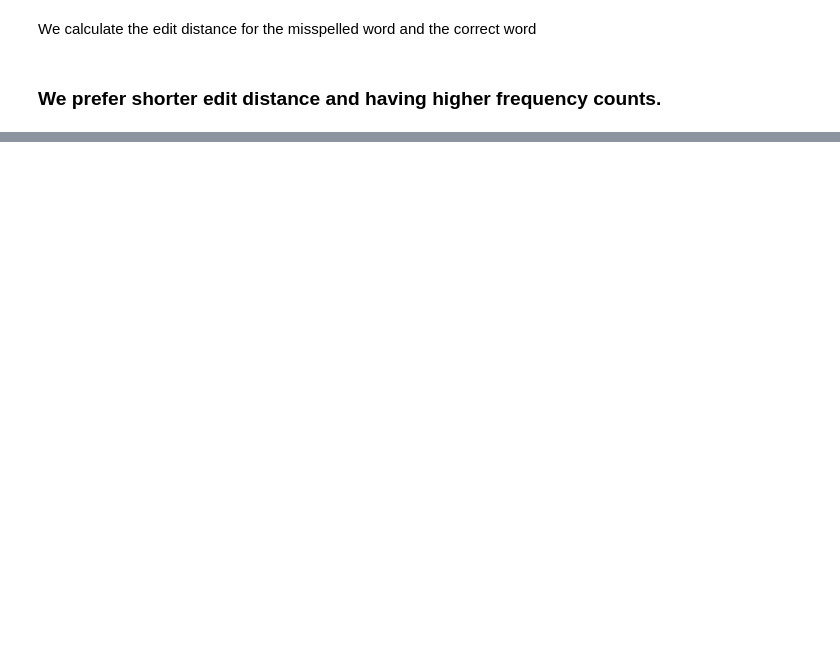
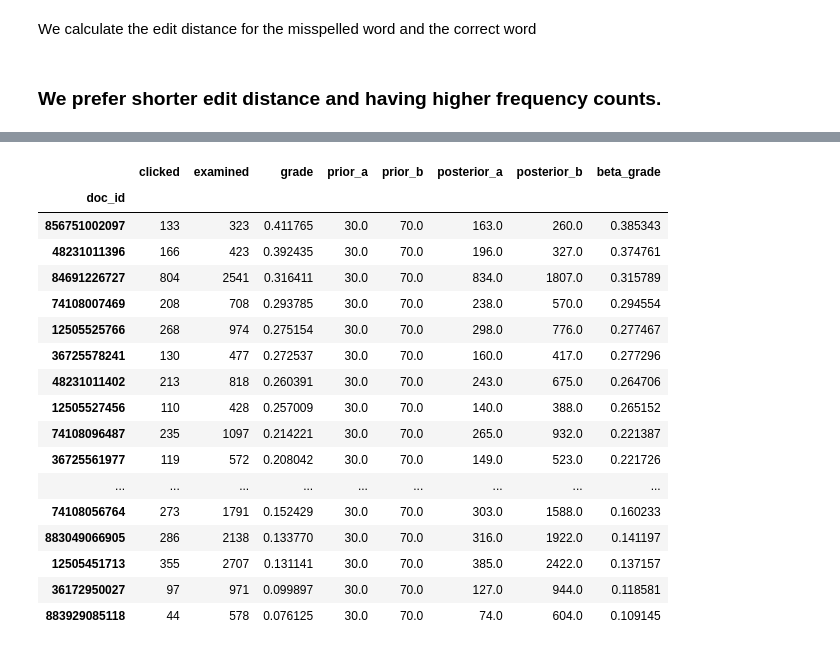
Before and after one commit to ShivaHariSonu/search-project, a Jupyter notebook: search/data-science/notebooks/search-nb/search-preprocessing-nb.ipynb, the cells around one changed output, grey strips where cells are left out. Saved outputs shown, nothing was run; the diff lists cells and outputs as text; code cells hidden in the pictures; blank space fills up the shorter version.

```diff
--- a/search/data-science/notebooks/search-nb/search-preprocessing-nb.ipynb
+++ b/search/data-science/notebooks/search-nb/search-preprocessing-nb.ipynb
@@ -571,0 +685,21 @@ matches_final.sort_values(by=['correction_counts'], ascending=[False])[["misspel
+# %%
+sessions_to_sdbn('dryer')
+# %% [output]
+|  | clicked | examined | grade | prior_a | prior_b | posterior_a | posterior_b | beta_grade |
+| doc_id |  |  |  |  |  |  |  |  |
+| 856751002097 | 133 | 323 | 0.411765 | 30.0 | 70.0 | 163.0 | 260.0 | 0.385343 |
+| 48231011396 | 166 | 423 | 0.392435 | 30.0 | 70.0 | 196.0 | 327.0 | 0.374761 |
+| 84691226727 | 804 | 2541 | 0.316411 | 30.0 | 70.0 | 834.0 | 1807.0 | 0.315789 |
+| 74108007469 | 208 | 708 | 0.293785 | 30.0 | 70.0 | 238.0 | 570.0 | 0.294554 |
+| 12505525766 | 268 | 974 | 0.275154 | 30.0 | 70.0 | 298.0 | 776.0 | 0.277467 |
+| 36725578241 | 130 | 477 | 0.272537 | 30.0 | 70.0 | 160.0 | 417.0 | 0.277296 |
+| 48231011402 | 213 | 818 | 0.260391 | 30.0 | 70.0 | 243.0 | 675.0 | 0.264706 |
+| 12505527456 | 110 | 428 | 0.257009 | 30.0 | 70.0 | 140.0 | 388.0 | 0.265152 |
+| 74108096487 | 235 | 1097 | 0.214221 | 30.0 | 70.0 | 265.0 | 932.0 | 0.221387 |
+| 36725561977 | 119 | 572 | 0.208042 | 30.0 | 70.0 | 149.0 | 523.0 | 0.221726 |
+| ... | ... | ... | ... | ... | ... | ... | ... | ... |
+| 74108056764 | 273 | 1791 | 0.152429 | 30.0 | 70.0 | 303.0 | 1588.0 | 0.160233 |
+| 883049066905 | 286 | 2138 | 0.133770 | 30.0 | 70.0 | 316.0 | 1922.0 | 0.141197 |
+| 12505451713 | 355 | 2707 | 0.131141 | 30.0 | 70.0 | 385.0 | 2422.0 | 0.137157 |
+| 36172950027 | 97 | 971 | 0.099897 | 30.0 | 70.0 | 127.0 | 944.0 | 0.118581 |
+| 883929085118 | 44 | 578 | 0.076125 | 30.0 | 70.0 | 74.0 | 604.0 | 0.109145 |
```
Also changed, not shown: parts of 39 cells of this notebook, 21 other files.
